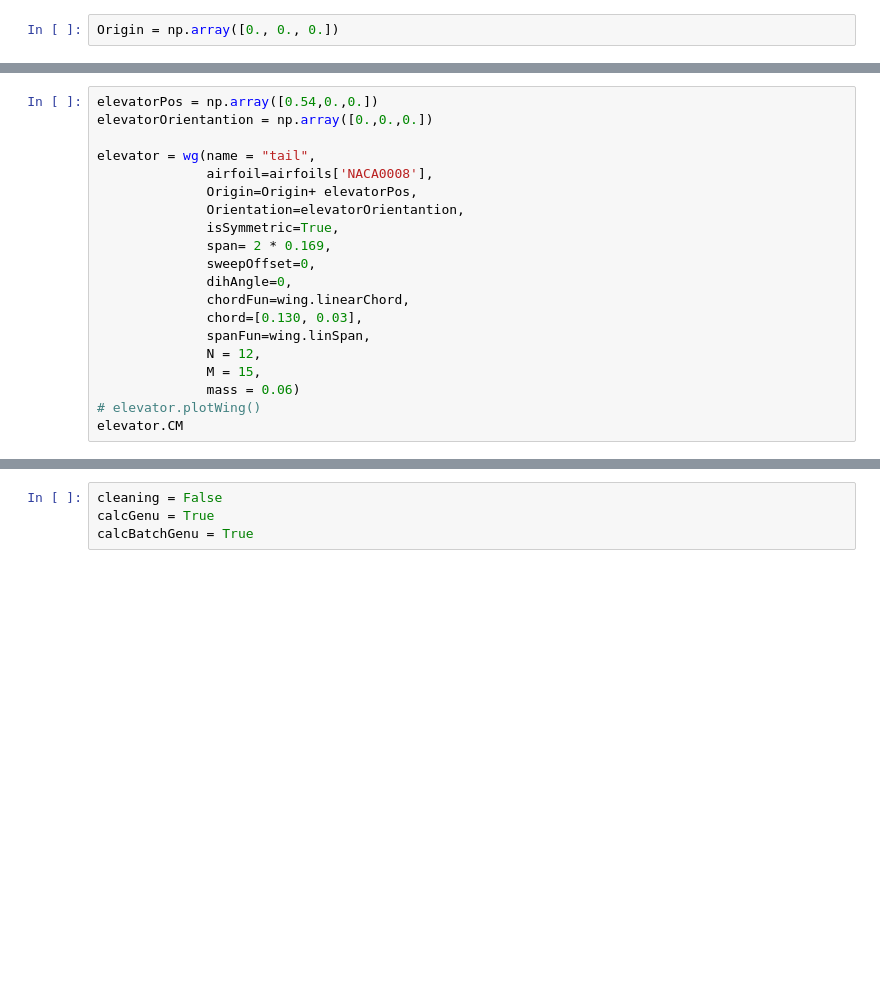
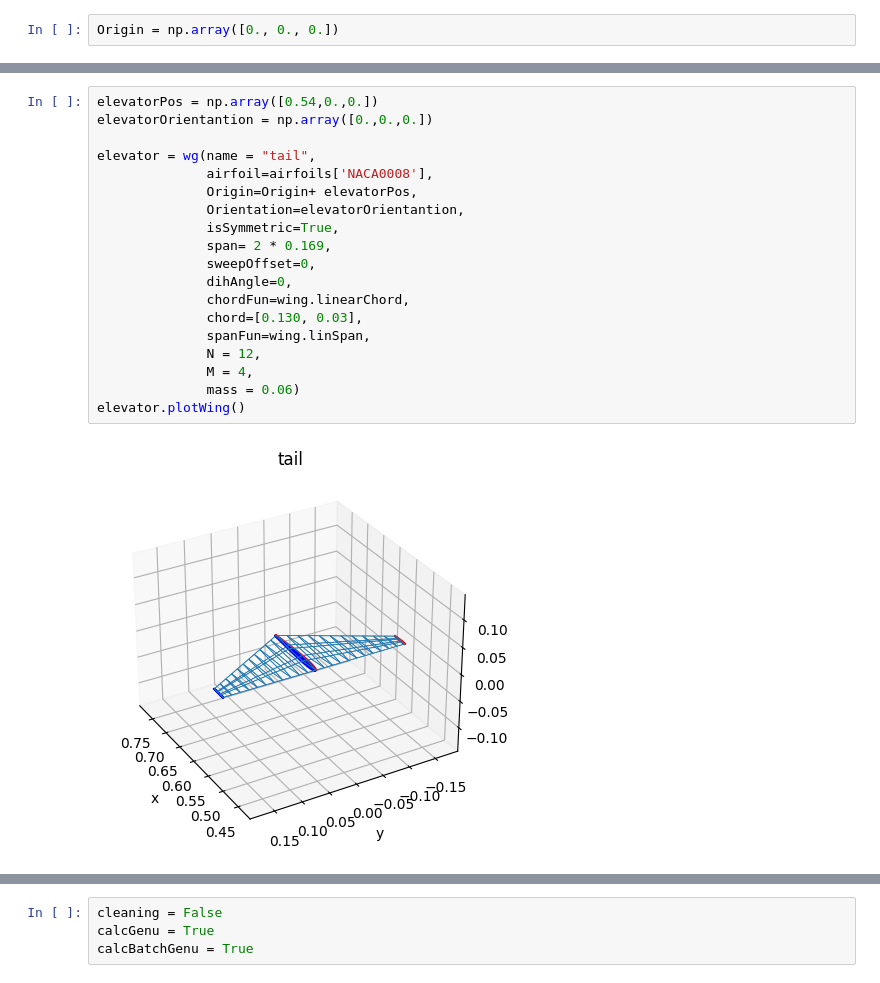
Before and after one commit to trifwn/Icarus, a Jupyter notebook: 3DCalc.ipynb, the cells around one changed output, grey strips where cells are left out. Saved outputs shown, nothing was run; the diff lists cells and outputs as text; blank space fills up the shorter version.

```diff
--- a/3DCalc.ipynb
+++ b/3DCalc.ipynb
@@ -52,21 +52,22 @@ mainWing.CM
 # %%
 elevatorPos = np.array([0.54,0.,0.])
 elevatorOrientantion = np.array([0.,0.,0.])
 
 elevator = wg(name = "tail",
               airfoil=airfoils['NACA0008'],
               Origin=Origin+ elevatorPos,
               Orientation=elevatorOrientantion,
               isSymmetric=True,
               span= 2 * 0.169,
               sweepOffset=0,
               dihAngle=0,
               chordFun=wing.linearChord,
               chord=[0.130, 0.03],
               spanFun=wing.linSpan,
               N = 12,
-              M = 15,
+              M = 4,
               mass = 0.06)
-# elevator.plotWing()
-elevator.CM
+elevator.plotWing()
+# %% [output]
+[figure, added]
 # %%
```
Also changed, not shown: parts of 4 cells of this notebook, 3 other files.
